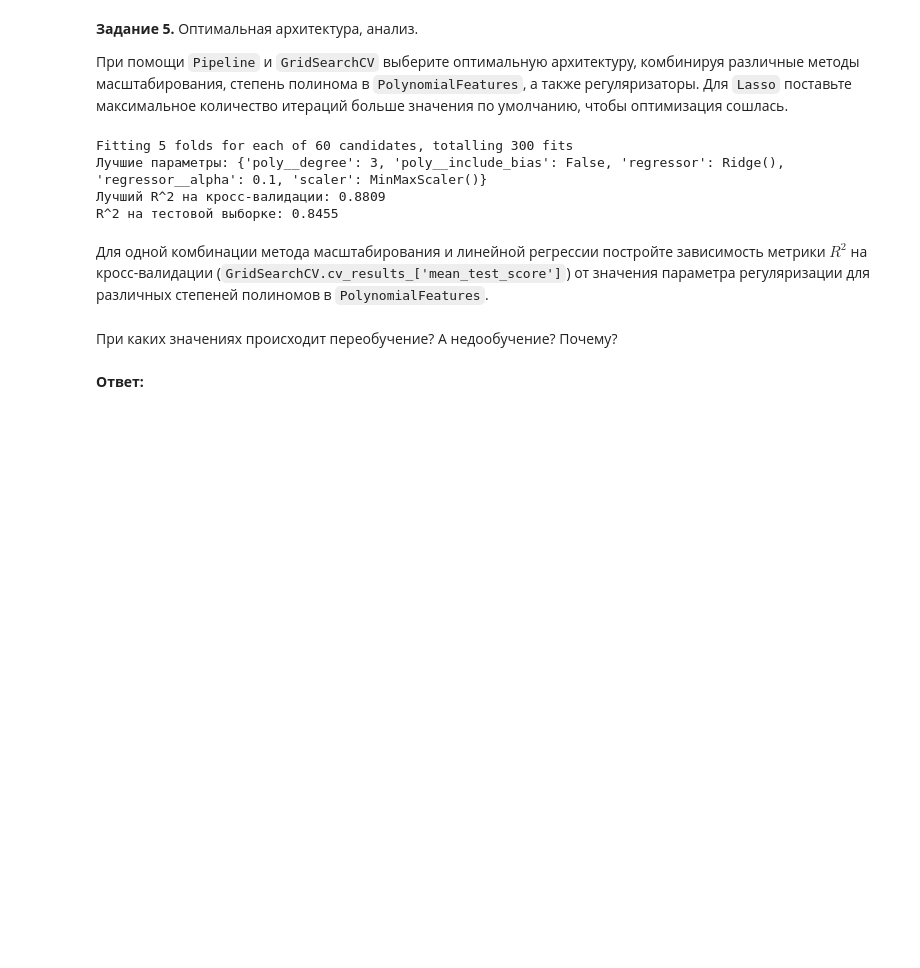
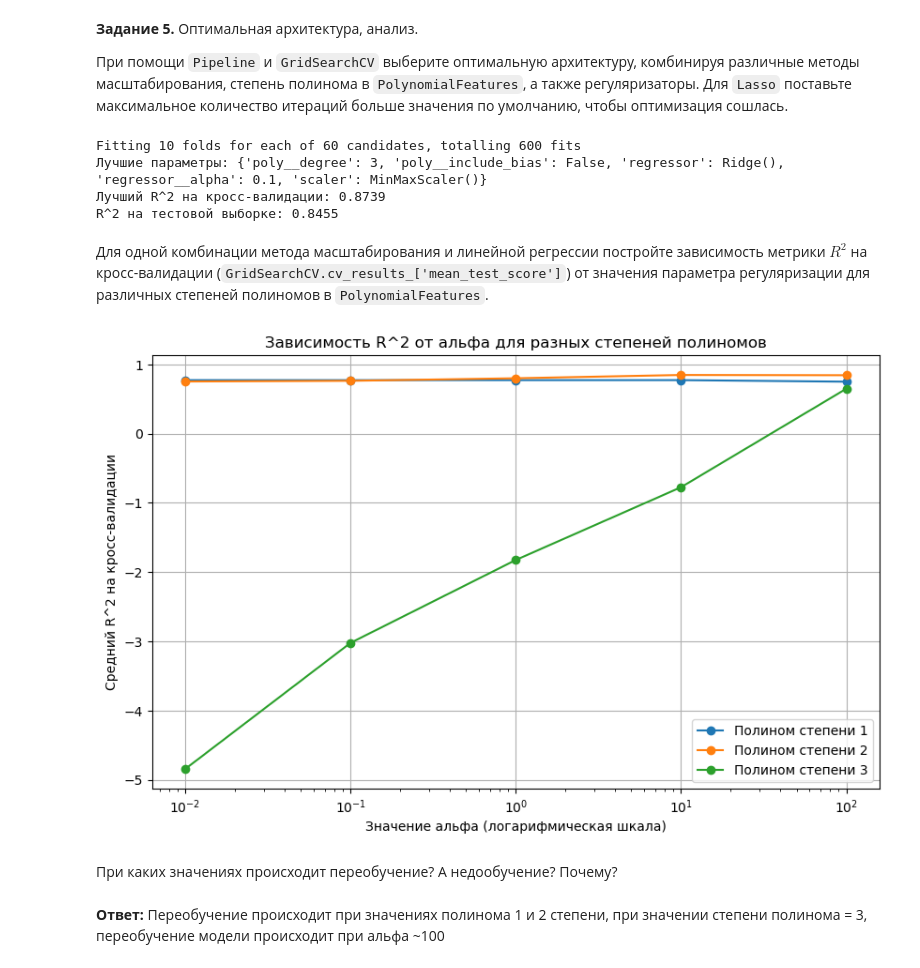
Before and after one commit to giezz/ml-module-2, a Jupyter notebook: lab4/ml_lab4.ipynb, the cells around one changed output. Cells and saved outputs as stored; diff of their text form; code cells hidden in the pictures; blank space fills up the shorter version.

```diff
--- a/lab4/ml_lab4.ipynb
+++ b/lab4/ml_lab4.ipynb
@@ -184,12 +211,12 @@ from sklearn.pipeline import Pipeline
 from sklearn.preprocessing import StandardScaler, MinMaxScaler
 pipeline_standard_lasso = Pipeline([
     ("scaler", StandardScaler()),
-    ("lasso", LassoCV(alphas=alphas, cv=5, random_state=42))
+    ("lasso", LassoCV(alphas=alphas, cv=splitter))
 ])
 
 pipeline_standard_ridge = Pipeline([
     ("scaler", StandardScaler()),
-    ("ridge", RidgeCV(alphas=alphas, cv=5))
+    ("ridge", RidgeCV(alphas=alphas, cv=splitter))
 ])
 
 pipeline_standard_lasso.fit(x_train, y_train)
@@ -206,12 +233,12 @@ print(f"StandardScaler: Лучший alpha для Ridge: {ridge_best_alpha:.6f},
 
 pipeline_minmax_lasso = Pipeline([
     ("scaler", MinMaxScaler()),
-    ("lasso", LassoCV(alphas=alphas, cv=5, random_state=42))
+    ("lasso", LassoCV(alphas=alphas, cv=splitter))
 ])
 
 pipeline_minmax_ridge = Pipeline([
     ("scaler", MinMaxScaler()),
-    ("ridge", RidgeCV(alphas=alphas, cv=5))
+    ("ridge", RidgeCV(alphas=alphas, cv=splitter))
 ])
 
 pipeline_minmax_lasso.fit(x_train, y_train)
@@ -284,7 +313,7 @@ param_grid = {'alpha': [0.01, 0.1, 1, 10, 100]}
 
 ridge = Ridge()
 
-ridge_cv = GridSearchCV(ridge, param_grid, scoring='r2', cv=5)
+ridge_cv = GridSearchCV(ridge, param_grid, scoring='r2', cv=splitter)
 ridge_cv.fit(x_train_poly, y_train)
 
 best_alpha = ridge_cv.best_params_['alpha']
@@ -321,7 +350,7 @@ grid_search = GridSearchCV(
     pipeline,
     param_grid,
     scoring='r2',
-    cv=5,
+    cv=splitter,
     verbose=1,
     n_jobs=-1
 )
@@ -336,9 +365,9 @@ y_pred_test = best_model.predict(x_test)
 r2_test = r2_score(y_test, y_pred_test)
 print(f'R^2 на тестовой выборке: {r2_test:.4f}')
 # %% [output]
-Fitting 5 folds for each of 60 candidates, totalling 300 fits
+Fitting 10 folds for each of 60 candidates, totalling 600 fits
 Лучшие параметры: {'poly__degree': 3, 'poly__include_bias': False, 'regressor': Ridge(), 'regressor__alpha': 0.1, 'scaler': MinMaxScaler()}
-Лучший R^2 на кросс-валидации: 0.8809
+Лучший R^2 на кросс-валидации: 0.8739
 R^2 на тестовой выборке: 0.8455
 # %% [markdown]
 Для одной комбинации метода масштабирования и линейной регрессии постройте зависимость метрики $R^2$ на кросс-валидации (`GridSearchCV.cv_results_['mean_test_score']`) от значения параметра регуляризации для различных степеней полиномов в `PolynomialFeatures`.
@@ -348,4 +374,38 @@ R^2 на тестовой выборке: 0.8455
+# %%
+alphas = [0.01, 0.1, 1, 10, 100]
+degrees = [1, 2, 3]
+results = {}
+
+for degree in degrees:
+    pipeline = Pipeline([
+        ('scaler', StandardScaler()),
+        ('poly', PolynomialFeatures(degree=degree)),
+        ('model', Ridge())
+    ])
+
+    param_grid = {'model__alpha': alphas}
+
+    grid_search = GridSearchCV(pipeline, param_grid, cv=splitter, scoring='r2', return_train_score=True)
+    grid_search.fit(x_train, y_train)
+
+    results[degree] = grid_search.cv_results_['mean_test_score']
+
+plt.figure(figsize=(10, 6))
+for degree, scores in results.items():
+    plt.plot(alphas, scores, label=f'Полином степени {degree}', marker='o')
+
+plt.xscale('log')
+plt.legend()
+plt.xlabel('alpha')
+plt.xlabel('Значение альфа (логарифмическая шкала)')
+plt.ylabel('Средний R^2 на кросс-валидации')
+plt.title('Зависимость R^2 от альфа для разных степеней полиномов')
+plt.legend()
+plt.grid()
+plt.show()
+# %% [output]
+[figure, added]
 # %% [markdown]
 При каких значениях происходит переобучение? А недообучение? Почему?
-# %% [markdown]
-__Ответ:__
+# %% [markdown]
+__Ответ:__ Переобучение происходит при значениях полинома 1 и 2 степени, при значении степени полинома = 3, переобучение модели происходит при альфа ~100
```
Also changed, not shown: parts of 9 cells of this notebook, 2 other files.
